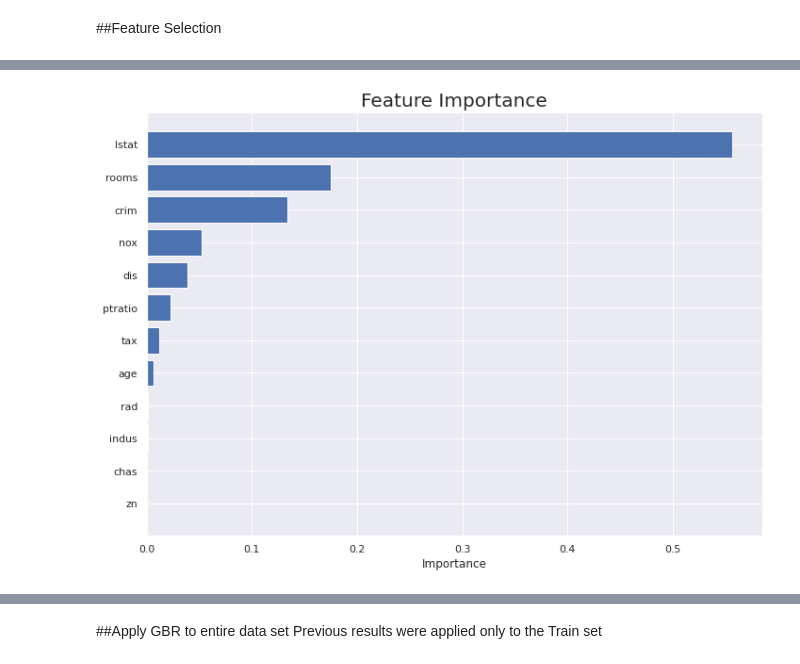
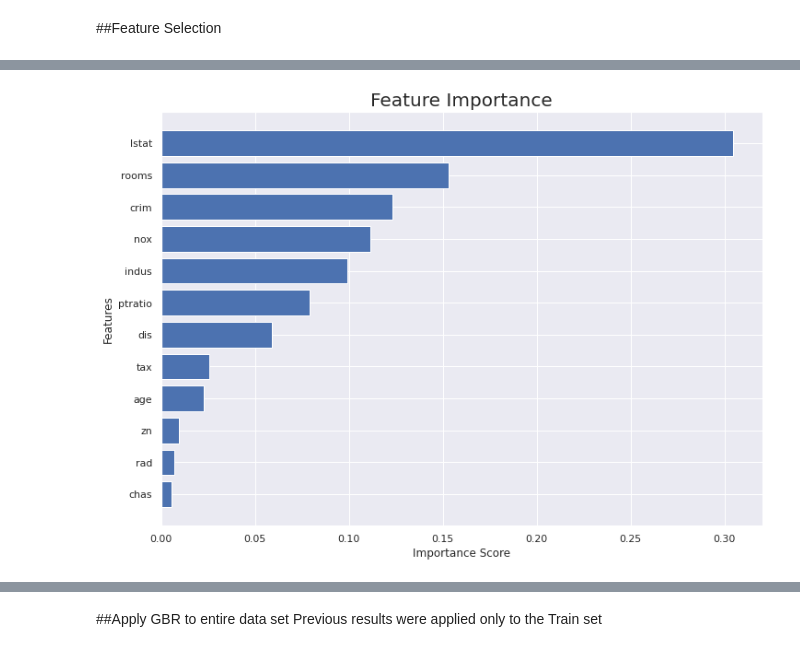
Before and after one commit to christophercallaghan2022/MSDS422, a Jupyter notebook: Assignment_4.ipynb, the cells around one changed output, grey strips where cells are left out. Saved outputs shown, nothing was run; the diff lists cells and outputs as text; code cells hidden in the pictures.

```diff
--- a/Assignment_4.ipynb
+++ b/Assignment_4.ipynb
@@ -743,17 +857,19 @@ import xgboost as xgb
 # %%
-names = ["Decision Tree", "Random Forest", 'Gradient Boosting']
-model = [DecisionTreeRegressor(max_depth=10, random_state = RANDOM_SEED,
+names = ["Linear Regression","Ridge Regression","Lasso Regression","Decision Tree", "Random Forest", 'Gradient Boosting']
+model = [LinearRegression(),
+            Ridge(alpha=0.1, solver = "cholesky",random_state = RANDOM_SEED),
+            Lasso(alpha = 0.1, random_state=RANDOM_SEED),
+         DecisionTreeRegressor(max_depth=11, random_state = RANDOM_SEED,
                                     max_features='log2'),
-            RandomForestRegressor(max_depth=10, random_state = RANDOM_SEED,
+            RandomForestRegressor(max_depth=11, random_state = RANDOM_SEED,
                                     max_features='log2', bootstrap=True),
-           GradientBoostingRegressor(max_depth=10, random_state = RANDOM_SEED,
+           GradientBoostingRegressor(max_depth=7, random_state = RANDOM_SEED,
                                      max_features='log2', learning_rate=0.1)]
 # %%
-from sklearn.model_selection import KFold
-
 n_folds = 10
 
 cv_results = np.zeros((n_folds, len(names)))
+test_results = np.zeros((n_folds, len(names)))
 
 kf = KFold(n_splits = n_folds, shuffle=False, random_state = RANDOM_SEED)
 
@@ -786,6 +902,7 @@ for train_index, test_index in kf.split(model_data):
         rmse = sqrt(mean_squared_error(y_test, pred))
 
         cv_results[fold_count, model_count] = rmse
+        test_results[fold_count, model_count] = test_score
 
         print("\n{}".format(name))
         print("Train Set Fit: {}".format(round(train_score, 2)))
@@ -799,6 +916,9 @@ for train_index, test_index in kf.split(model_data):
 
 cv_results_df = pd.DataFrame(cv_results)
 cv_results_df.columns = names
+
+test_results_df = pd.DataFrame(test_results)
+test_results_df.columns = names
 # %% [output]
 ---------------- Fold Count: 0 ----------------
 
@@ -854,0 +959,15 @@ for feature in zip(features, gbr.feature_importances_):
+# %%
+features = ['crim', 'zn', 'indus', 'chas', 'nox', 'rooms', 'age', 'dis', 'rad','tax', 'ptratio', 'lstat']
+
+#Focus on the method that had the lowest RMSE value
+gbr = GradientBoostingRegressor(max_depth=7, random_state = RANDOM_SEED,
+                                     max_features='log2', learning_rate=0.1)
+gbr.fit(X_train, y_train)
+
+feat_importance = gbr.feature_importances_
+
+df = pd.DataFrame({'Variable': features,
+              'Importance Score': feat_importance})
+
+#Sort the dataframe by the importance score to display the most important features at the top
+df.sort_values(by=['Importance Score'],ascending=False)
@@ -855,11 +988,13 @@ for feature in zip(features, gbr.feature_importances_):
 # %%
+#Display the rank of feature importance visually for presentation purposes
 importances = gbr.feature_importances_
 indices = np.argsort(importances)
 
 plt.title('Feature Importance', fontsize=20)
 plt.barh(range(len(indices)), importances[indices], align='center')
 plt.yticks(range(len(indices)), [features[i] for i in indices])
-plt.xlabel('Importance')
+plt.ylabel('Features')
+plt.xlabel('Importance Score')
 plt.show()
 # %% [output]
-[figure, old version]
+[figure, new version]
```
Also changed, not shown: parts of 18 cells of this notebook.
